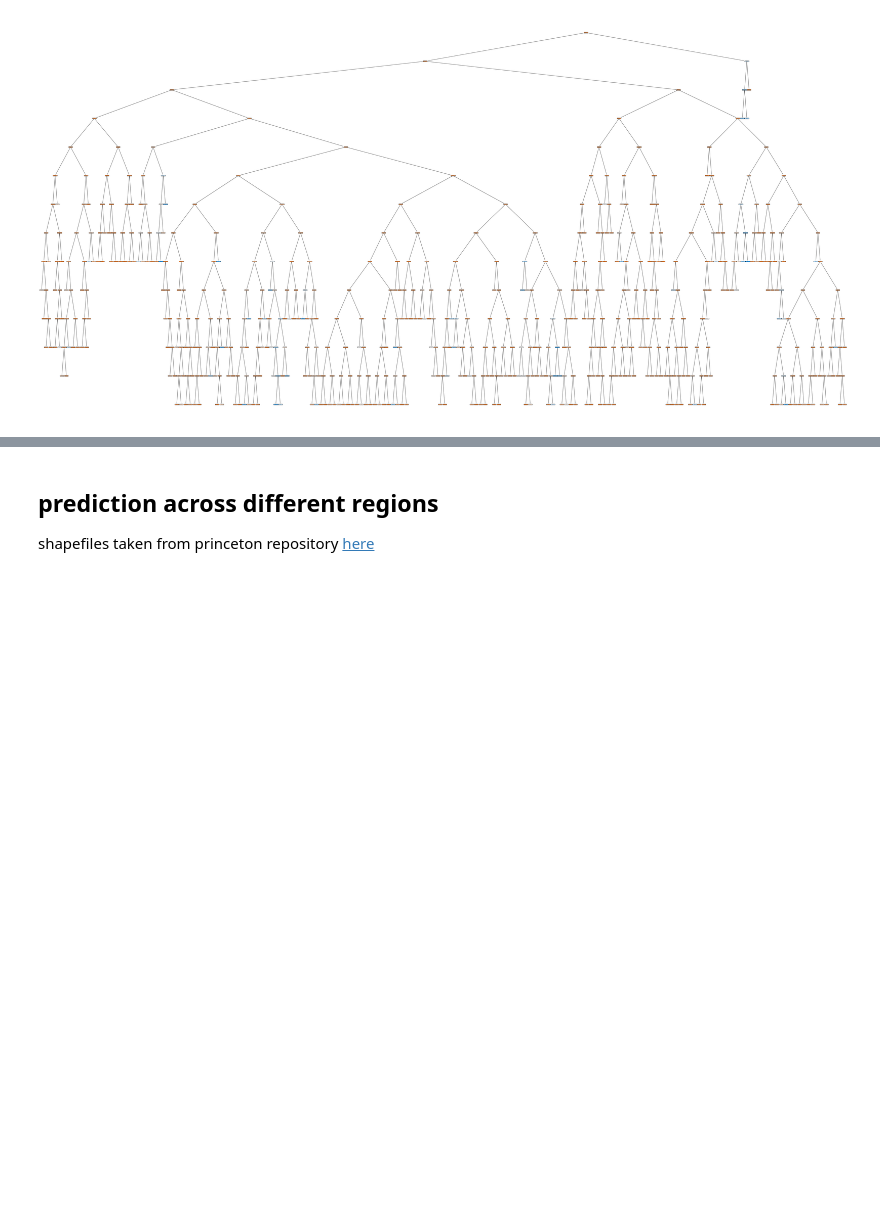
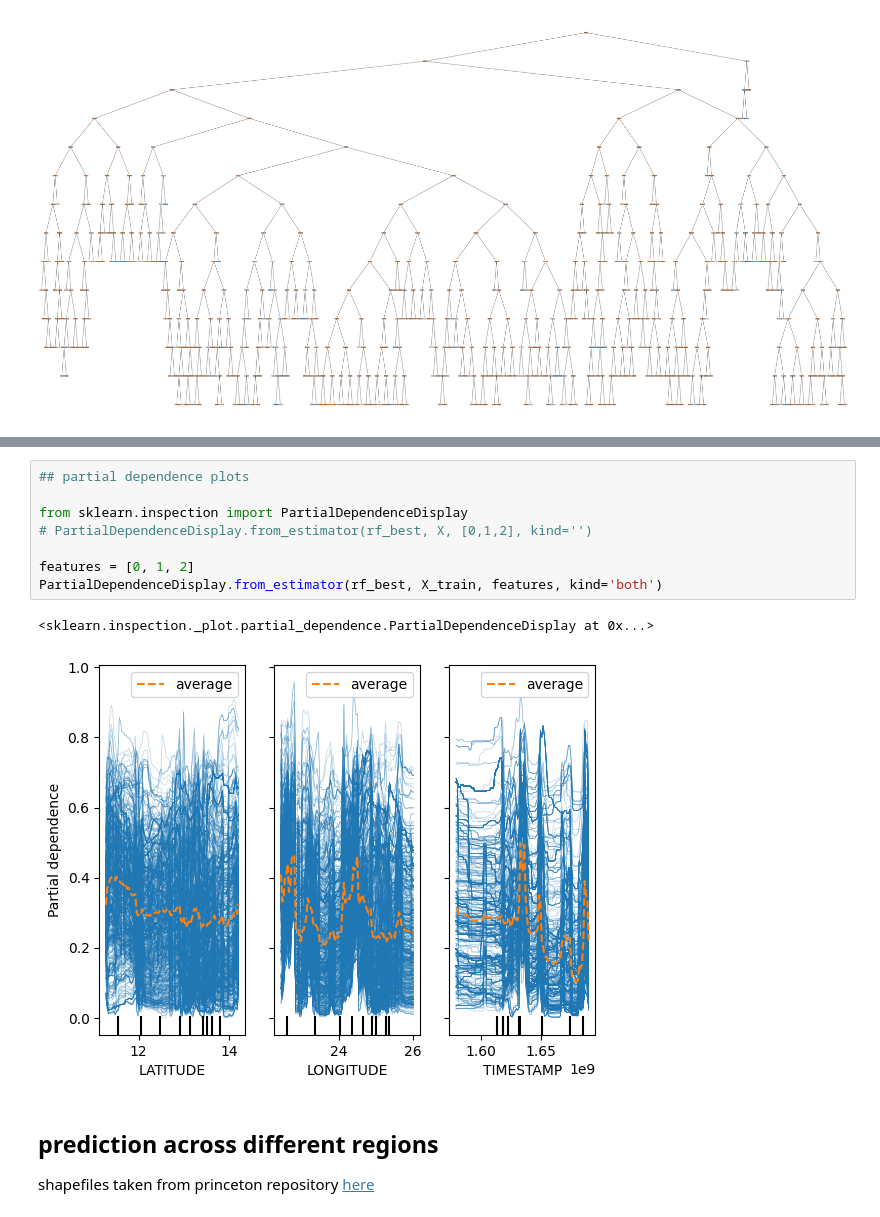
Before and after one commit to kaylanhua/conflicts, a Jupyter notebook: random_forest/random_forest.ipynb, the cells around one changed output, grey strips where cells are left out. Drawn from its saved outputs; the diff is of its cells as text; blank space fills up the shorter version.

```diff
--- a/random_forest/random_forest.ipynb
+++ b/random_forest/random_forest.ipynb
@@ -168,3 +173,14 @@ plt.show()
+# %%
+## partial dependence plots
+
+from sklearn.inspection import PartialDependenceDisplay
+# PartialDependenceDisplay.from_estimator(rf_best, X, [0,1,2], kind='')
+
+features = [0, 1, 2]
+PartialDependenceDisplay.from_estimator(rf_best, X_train, features, kind='both')
+# %% [output]
+<sklearn.inspection._plot.partial_dependence.PartialDependenceDisplay at 0x...>
+[figure, added]
 # %% [markdown]
 ## prediction across different regions
 
```
Also changed, not shown: parts of 5 cells of this notebook.
